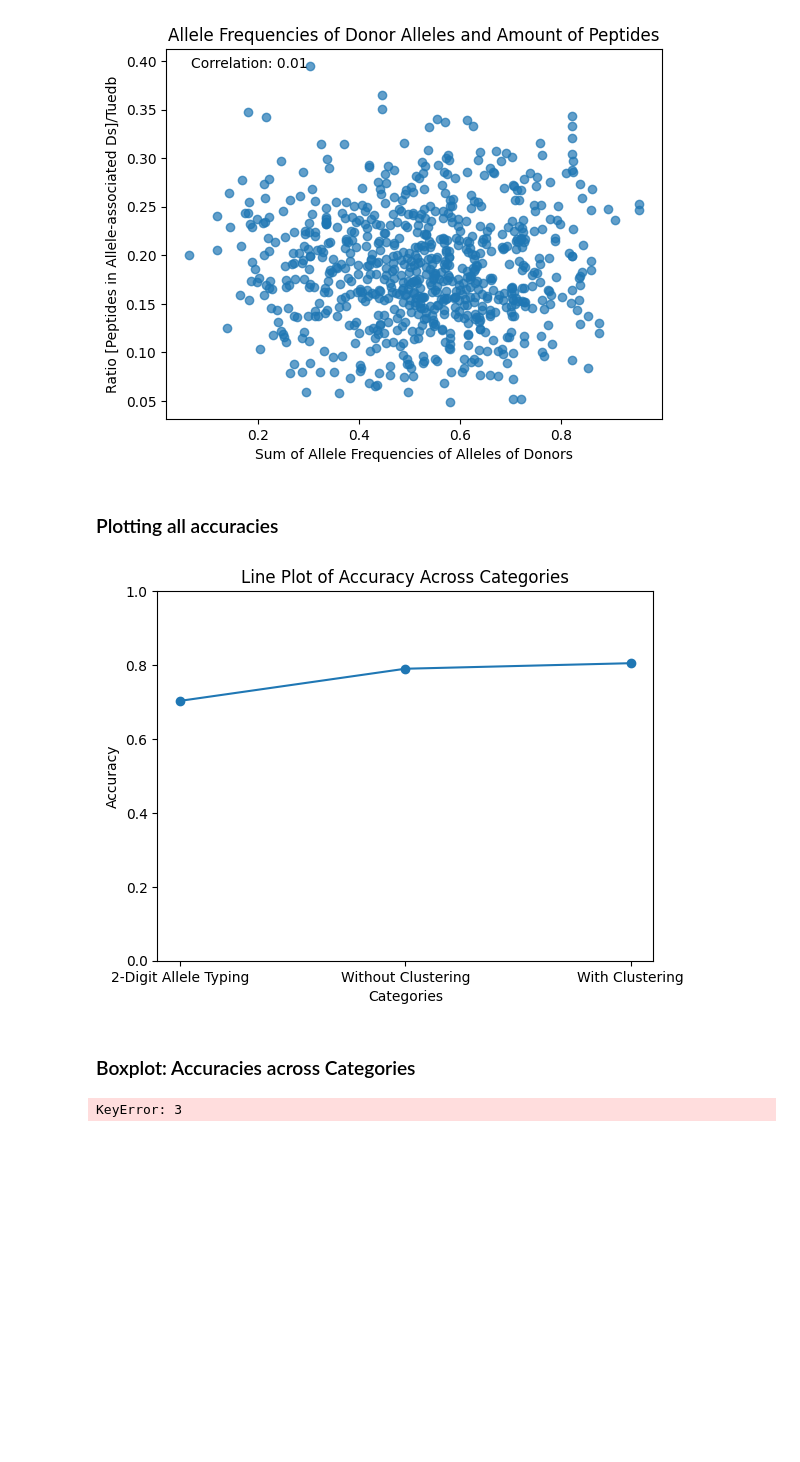
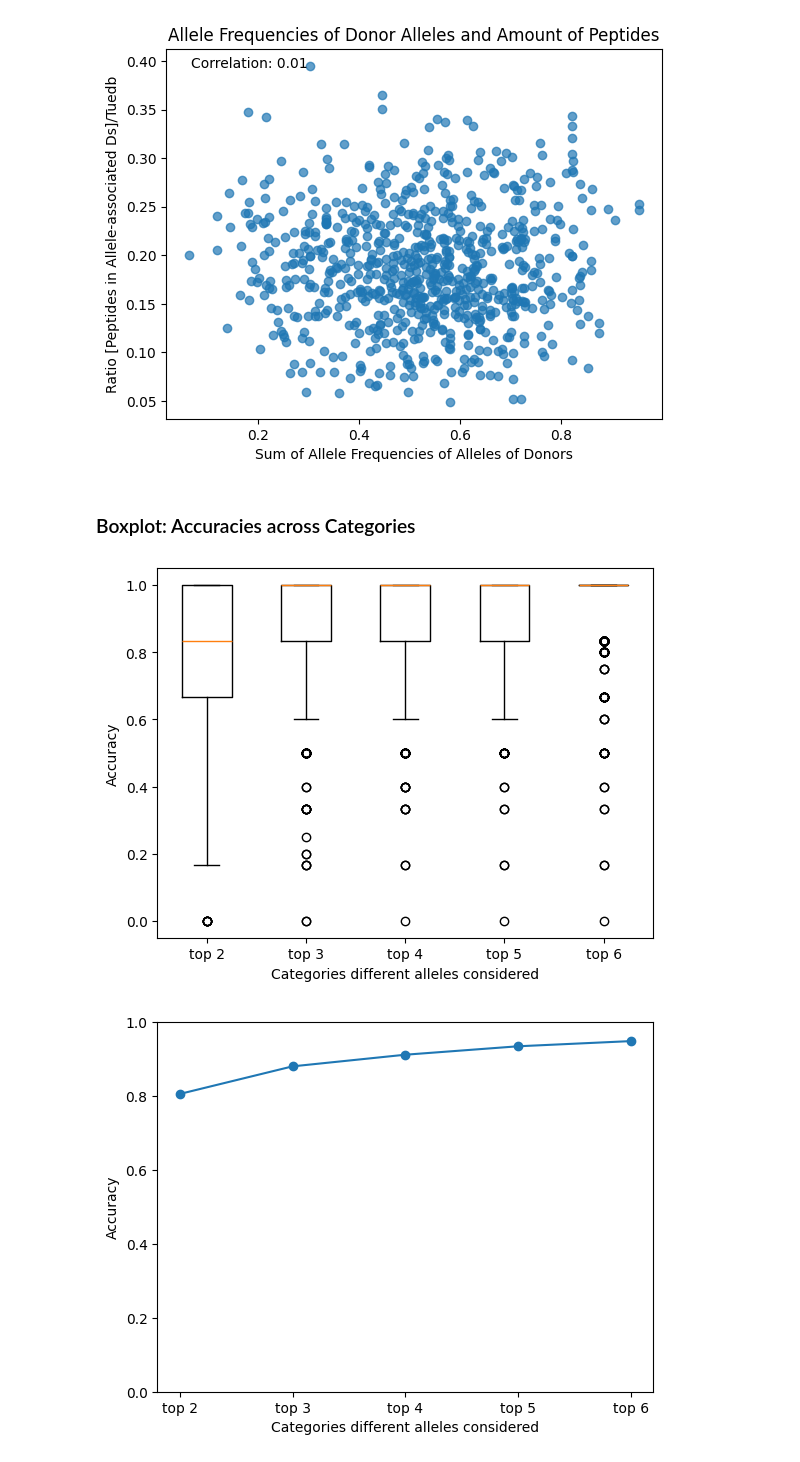
Before and after one commit to alina-bauer/peptide-centric-hla-typing, a Jupyter notebook: 3-Allele-associated-lookup-Approach/allele_associated_lookup_evaluation.ipynb, the cells around one changed output. Drawn from its saved outputs; the diff is of its cells as text; code cells hidden in the pictures; blank space fills up the shorter version.

```diff
--- a/3-Allele-associated-data-Approach/allele_associated_dataset_evaluation_better_2_digit.ipynb
+++ b/3-Allele-associated-lookup-Approach/allele_associated_lookup_evaluation.ipynb
@@ -21,15 +18,2 @@ import random #just for testing
 # %% [markdown]
 ### Parameters
-# %%
-PATH_TO_RESULT_DICT = 'run/allele_specific_wgibbs_run.txt'
-
-#for evaluation
-TOP_i = [2]
-
-#for plotting of taking more than the 2 best alleles from each locus
-#TOP_i = [2,3,4,5,6]
-
-#SWITCH: ONLY_2DIGIT_EVALUATION
-#True -> only the 2-digit evaluation is performed
-#False ->  -> default: the 4-digit evaluation is performed
-ONLY_2DIGIT_EVALUATION = False
@@ -90,6 +84,9 @@ def evaluate_result_dict(donor: str, peptides_donor: dict, plot: dict, i: int) -
 
     peptides_not_donor = result_dict[donor]['peptides']['not donor allele']
 
+    if ONLY_2DIGIT_EVALUATION:
+        peptides_not_donor = make_dict_2digit(peptides_not_donor)
+
     print_dict = {k: v for k, v in sorted(peptides_donor.items(), key=lambda item: item[1], reverse=True)}
     logging.debug(f'The counts of the peptides for donor alleles are: {print_dict}')
     print_dict_2 = {k: v for k, v in sorted(peptides_not_donor.items(), key=lambda item: item[1], reverse=True)}
@@ -107,10 +104,6 @@ def evaluate_result_dict(donor: str, peptides_donor: dict, plot: dict, i: int) -
 
     matching_count = 0
 
-    if ONLY_2DIGIT_EVALUATION:
-        list_donor_alleles = list(set([allele[:3] for allele in list_donor_alleles]))
-        prediction = list(set([allele[:3] for allele in prediction]))
-
     alleles_a = [allele for allele in list_donor_alleles if allele.startswith('A')]
     alleles_b = [allele for allele in list_donor_alleles if allele.startswith('B')]
     alleles_c = [allele for allele in list_donor_alleles if allele.startswith('C')]
@@ -126,7 +119,6 @@ def evaluate_result_dict(donor: str, peptides_donor: dict, plot: dict, i: int) -
     if len(prediction_a) == len(alleles_a):
         matching += len(set(list(prediction_a)).intersection(alleles_a))
     if len(prediction_a) > len(alleles_a):
-        #assert len(prediction_a) == 2
         matching += len(set(prediction_a).intersection(alleles_a))
 
 
@@ -135,7 +127,6 @@ def evaluate_result_dict(donor: str, peptides_donor: dict, plot: dict, i: int) -
     if len(prediction_b) == len(alleles_b):
         matching += len(set(list(prediction_b)).intersection(alleles_b))
     if len(prediction_b) > len(alleles_b):
-        #assert len(prediction_b) == 2
         matching += len(set(prediction_b).intersection(alleles_b))
 
 
@@ -144,7 +135,6 @@ def evaluate_result_dict(donor: str, peptides_donor: dict, plot: dict, i: int) -
     if len(prediction_c) == len(alleles_c):
         matching += len(set(list(prediction_c)).intersection(alleles_c))
     if len(prediction_c) > len(alleles_c):
-        #assert len(prediction_c) == 2
         matching += len(set(prediction_c).intersection(alleles_c))
 
     for donor_allele in list_donor_alleles:
@@ -166,6 +156,9 @@ def evaluate_result_dict(donor: str, peptides_donor: dict, plot: dict, i: int) -
 # %% [markdown]
 ### Main
 # %%
+#the analysis is performed for the best 2,3,4,5,6 alleles per loci
+TOP_i = [2,3,4,5,6]
+
 matching_counts = generate_matching_counts(TOP_i)
 
 plot = generate_plot_dict(TOP_i)
@@ -191,6 +184,10 @@ for i in TOP_i:
         logging.debug(f'Percent of tuedb peptides that are also in monoallelic dataset for donor {donor}: {round(count_in_mono*100,2)} %')
 
         peptides_donor = result_dict[donor]['peptides']['donor allele']
+
+        if ONLY_2DIGIT_EVALUATION:
+            peptides_donor = make_dict_2digit(peptides_donor)
+
 
         perc_matching, plot = evaluate_result_dict(donor, peptides_donor, plot, i)
 
@@ -221,7 +218,6 @@ for i in TOP_i:
     logging.debug(f"On average {round(np.sum(matching_counts[i]['count_match_6'])/len(matching_counts[i]['count_match_6']),3)*100} % of the donor alleles are matching for donors with 6 alleles.\nOn average {round(np.sum(matching_counts[i]['count_match_56'])/len(matching_counts[i]['count_match_56']),3)*100} % of the donor alleles are matching for donors with 5 or 6 alleles.")
     if i == 2:
         print(f"On average {int(round(np.sum(matching_counts[i]['count_match_456'])/len(matching_counts[i]['count_match_456']),2)*100)} % of the donor alleles are matching for donors with 4, 5 or 6 alleles.")
-        #print(f'The median accuracy is {int(round(np.median(matching_counts[i]['count_match_456']),2)*100)} %.')
 print(f"On average {int(round(np.sum(count_tuedb_and_monoallelic)/len(count_tuedb_and_monoallelic),0))} % of tuedb peptides are also allele-specific peptide.")
 # %% [output]
 There are 778 donors in total.
@@ -508,61 +501,33 @@ plt.annotate(f'Correlation: {correlation:.2f}', xy=(0.05, 0.95), xycoords='axes
 plt.show()
 # %% [output]
 [figure]
-# %% [markdown]
-### Plotting all accuracies
-# %%
-#first attempt: without clustering
-wo_clustering = 0.790
-#second attempt: with clustering
-w_clustering = 0.805
-#rough typing:
-rough = 0.703
-
-# Accuracy values
-approaches = ['2-Digit Allele Typing','Without Clustering', 'With Clustering']
-accuracies = [rough, wo_clustering, w_clustering]
-
-#plot the same thing with a line and dots
-plt.ylim((0.0,1.0))
-plt.plot(approaches, accuracies, 'o-')
-plt.xlabel('Categories')
-plt.ylabel('Accuracy')
-plt.title('Line Plot of Accuracy Across Categories')
-plt.show()
-# %% [output]
-[figure, removed]
 # %% [markdown]
 ### Boxplot: Accuracies across Categories
 # %%
 categories = ['top 2', 'top 3', 'top 4', 'top 5', 'top 6']
 
 data = []
 
 for donor in plot[2]:
     data += [[plot[2][donor]['how good'], plot[3][donor]['how good'], plot[4][donor]['how good'], plot[5][donor]['how good'],plot[6][donor]['how good']]]
 transposed_data = list(zip(*data))
 
-#print q1, median, q3
-print('Q1, median, Q3')
-for i in range(5):
-    print(np.percentile(transposed_data[i], [25, 50, 75]))
-
 bp = plt.boxplot(transposed_data)
 plt.xticks(range(1, len(categories) + 1), categories)
 plt.xlabel('Categories different alleles considered')
 plt.ylabel('Accuracy')
 plt.show()
 
 transposed_data = list(zip(*data))
 means = [np.mean(topx) for topx in transposed_data]
-print(means)
+
 # plot it with line with dots
-#show 0 to 100 as y axis
 plt.ylim((0.0,1.0))
 plt.plot(categories, means, 'o-')
 plt.xlabel('Categories different alleles considered')
 plt.ylabel('Accuracy')
 #plt.title('Line Plot of Accuracy Across Categories')
 plt.show()
 # %% [output]
-KeyError: 3
+[figure, added]
+[figure, added]
```
Also changed, not shown: parts of 12 cells of this notebook, 56 other files.
